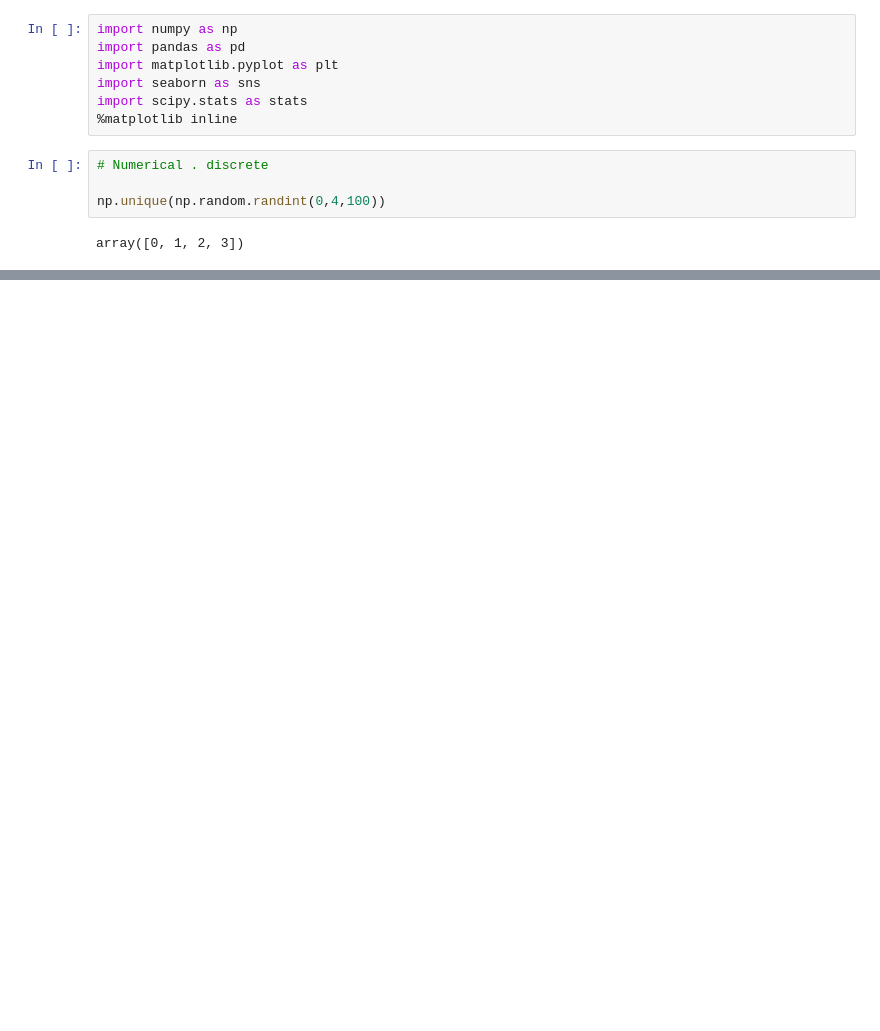
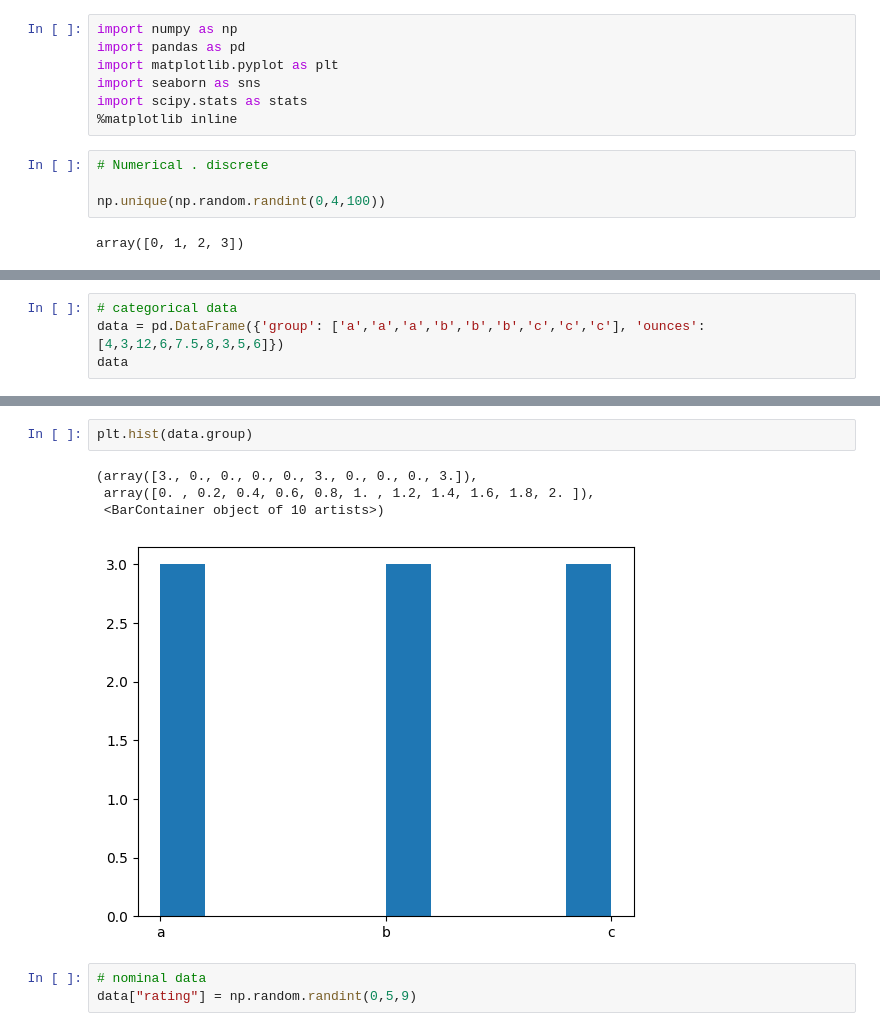
Before and after one commit to edwinmesa/dt_learn_data_science, a Jupyter notebook: python/statistics/ACADGILD/video_data_types.ipynb, the cells around one changed output, grey strips where cells are left out. Saved outputs shown, nothing was run; the diff lists cells and outputs as text; blank space fills up the shorter version.

```diff
--- a/python/statistics/ACADGILD/video_data_types.ipynb
+++ b/python/statistics/ACADGILD/video_data_types.ipynb
@@ -47,0 +65,4 @@ h
+# %%
+# categorical data
+data = pd.DataFrame({'group': ['a','a','a','b','b','b','c','c','c'], 'ounces':[4,3,12,6,7.5,8,3,5,6]})
+data
@@ -47,0 +80,10 @@ h
+# %%
+plt.hist(data.group)
+# %% [output]
+(array([3., 0., 0., 0., 0., 3., 0., 0., 0., 3.]),
+ array([0. , 0.2, 0.4, 0.6, 0.8, 1. , 1.2, 1.4, 1.6, 1.8, 2. ]),
+ <BarContainer object of 10 artists>)
+[figure, added]
+# %%
+# nominal data
+data["rating"] = np.random.randint(0,5,9)
```
Also changed, not shown: parts of 10 cells of this notebook, 10 other files.
